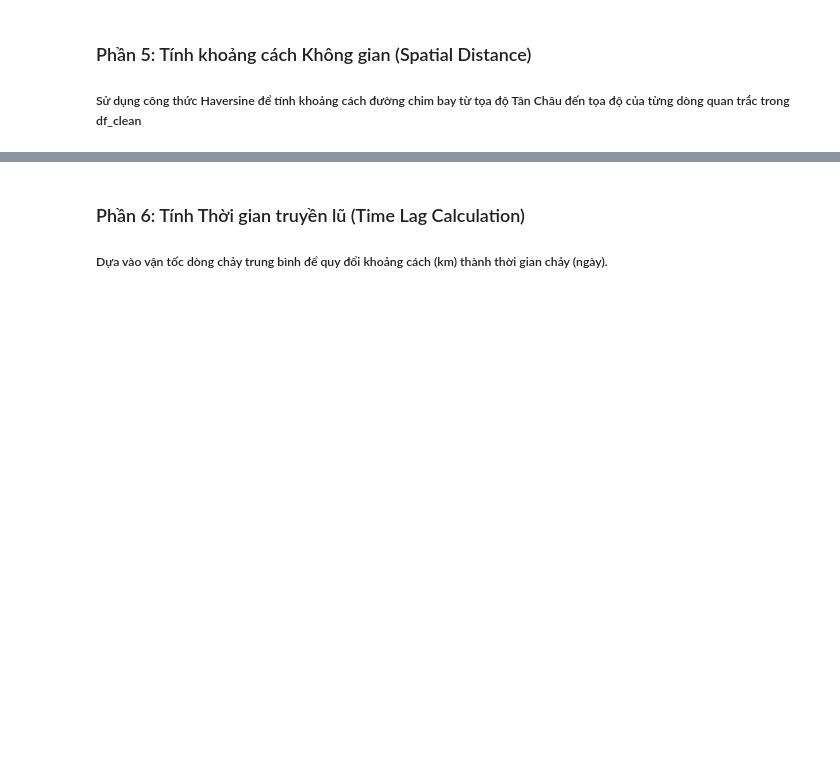
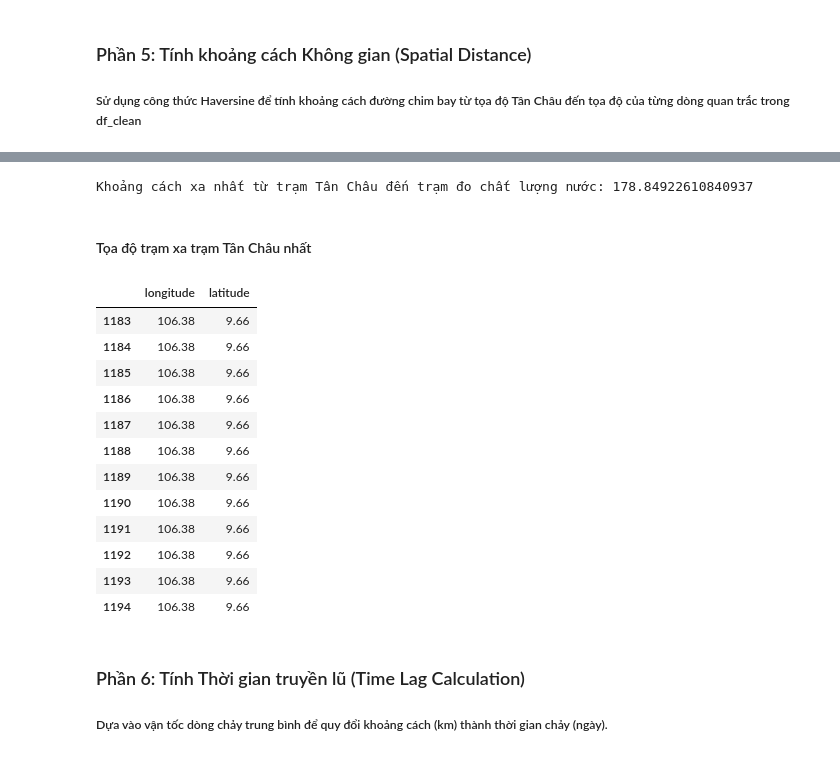
Before and after one commit to Duc-Nguyen-05/mekong-salinity-forecasting, a Jupyter notebook: preprocessing/processDSS1.ipynb, the cells around one changed output, grey strips where cells are left out. Cells and saved outputs as stored; diff of their text form; code cells hidden in the pictures; blank space fills up the shorter version.

Commit message:
[add] max Distance Tan Chau

```diff
--- a/preprocessing/processDSS1.ipynb
+++ b/preprocessing/processDSS1.ipynb
@@ -177,3 +177,26 @@ Hoàn thành Phần 5: Đã tính xong khoảng cách địa lý cho các trạm
+# %%
+maxDist_to_TanChau_km = df_clean['Dist_to_TanChau_km'].max()
+print("Khoảng cách xa nhất từ trạm Tân Châu đến trạm đo chất lượng nước: " + (str)(maxDist_to_TanChau_km))
+# %% [output]
+Khoảng cách xa nhất từ trạm Tân Châu đến trạm đo chất lượng nước: 178.84922610840937
+# %% [markdown]
+#### Tọa độ trạm xa trạm Tân Châu nhất
+# %%
+df_clean.loc[(df_clean['Dist_to_TanChau_km'] == maxDist_to_TanChau_km),['longitude', 'latitude']]
+# %% [output]
+|  | longitude | latitude |
+| 1183 | 106.38 | 9.66 |
+| 1184 | 106.38 | 9.66 |
+| 1185 | 106.38 | 9.66 |
+| 1186 | 106.38 | 9.66 |
+| 1187 | 106.38 | 9.66 |
+| 1188 | 106.38 | 9.66 |
+| 1189 | 106.38 | 9.66 |
+| 1190 | 106.38 | 9.66 |
+| 1191 | 106.38 | 9.66 |
+| 1192 | 106.38 | 9.66 |
+| 1193 | 106.38 | 9.66 |
+| 1194 | 106.38 | 9.66 |
 # %% [markdown]
 ### Phần 6: Tính Thời gian truyền lũ (Time Lag Calculation)
 ##### Dựa vào vận tốc dòng chảy trung bình để quy đổi khoảng cách (km) thành thời gian chảy (ngày).
```
Also changed, not shown: parts of 1 cell of this notebook.
